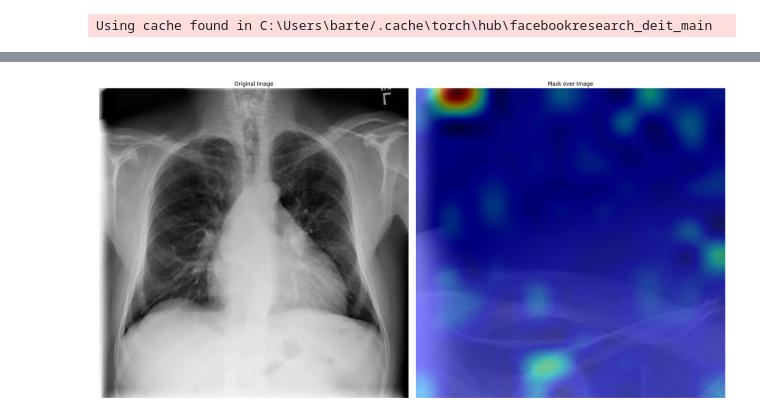
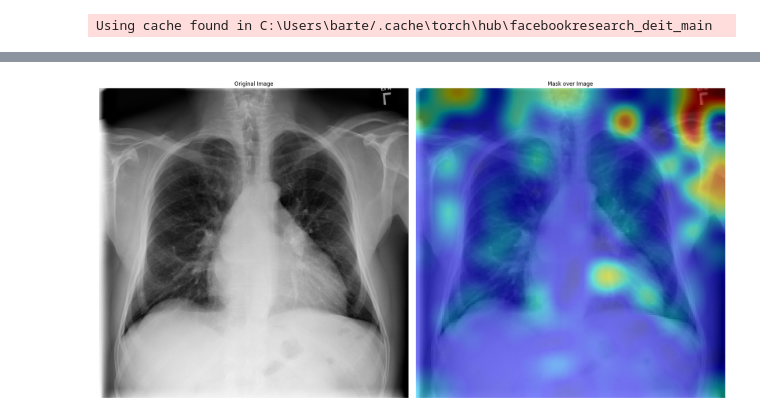
Before and after one commit to psiku/dnn-cxr-diagnostics, a Jupyter notebook: cxr-training-pipeline/notebooks/06_vit/01_vit_experimens.ipynb, the cells around one changed output, grey strips where cells are left out. Cells and saved outputs as stored; diff of their text form; code cells hidden in the pictures.

```diff
--- a/cxr-training-pipeline/notebooks/06_vit/01_vit_experimens.ipynb
+++ b/cxr-training-pipeline/notebooks/06_vit/01_vit_experimens.ipynb
@@ -370,10 +357,6 @@ class VITAttentionGradRollout:
         return grad_rollout_fn(self.attentions, self.attention_gradients,
             self.discard_ratio)
 # %%
-import torch
-from torchvision import transforms
-import cv2
-
 model = torch.hub.load('facebookresearch/deit:main',
 'deit_tiny_patch16_224', pretrained=True)
 model.eval()
@@ -381,7 +364,7 @@ model.eval()
 for block in model.blocks:
     block.attn.fused_attn = False
 
-image_path = r"C:\Users\barte\OneDrive\Pulpit\dnn-cxr-diagnostics\cxr-training-pipeline\data\01_raw\images\00000001_000.png"
+image_path = Path("data/01_raw/images/00000001_000.png")
 image = Image.open(image_path).convert("RGB")
 
 transform = transforms.Compose([
@@ -393,7 +376,7 @@ transform = transforms.Compose([
 input_tensor = transform(image).unsqueeze(0)
 
 grad_rollout_runner = VITAttentionGradRollout(model, discard_ratio=0.9)
-mask = grad_rollout_runner(input_tensor, category_index=0)
+mask = grad_rollout_runner(input_tensor, category_index=1)
 
 mask_upsampled = cv2.resize(mask, (224, 224), interpolation=cv2.INTER_CUBIC)
 # %% [output]
@@ -401,16 +384,16 @@ Using cache found in C:\Users\barte/.cache\torch\hub\facebookresearch_deit_main
 # %%
 fig, ax = plt.subplots(1, 2, figsize=(20, 10))
 ax[0].imshow(image)
 ax[0].set_title("Original Image")
 ax[0].axis("off")
 
-ax[1].imshow(image)
+ax[1].imshow(image.resize((224, 224)))
 ax[1].imshow(mask_upsampled, cmap="jet", alpha=0.5, interpolation="bilinear")
 ax[1].set_title("Mask over Image")
 ax[1].axis("off")
 
 plt.tight_layout()
 plt.show()
 # %% [output]
 [interactive output not drawn]
-[figure, old version]
+[figure, new version]
```
Also changed, not shown: parts of 9 cells of this notebook.
